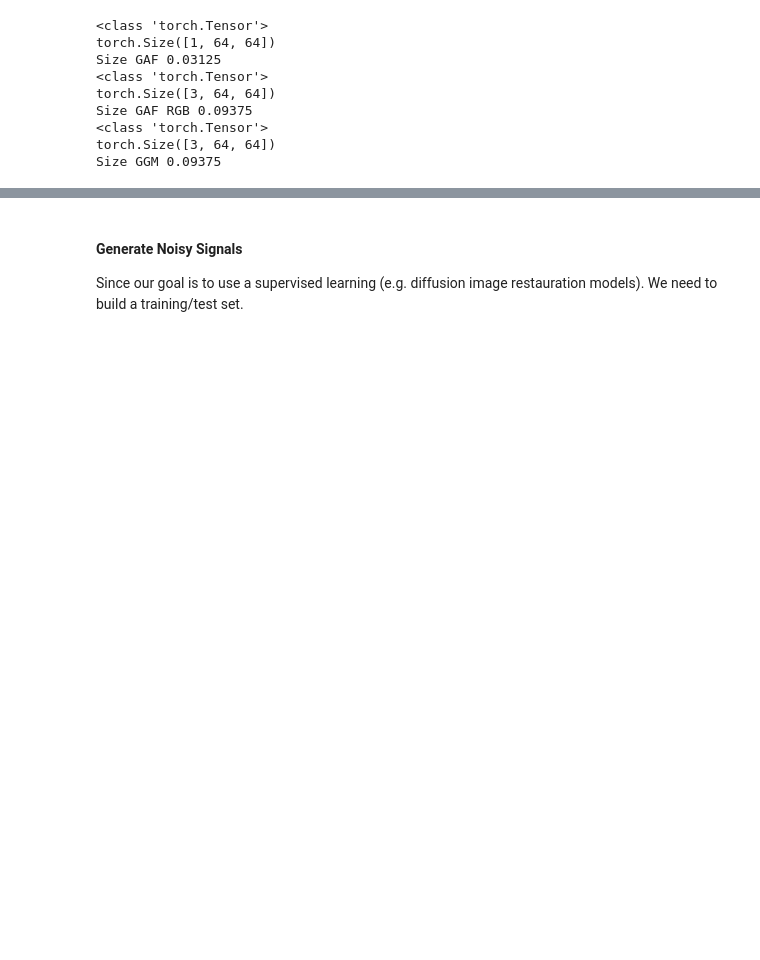
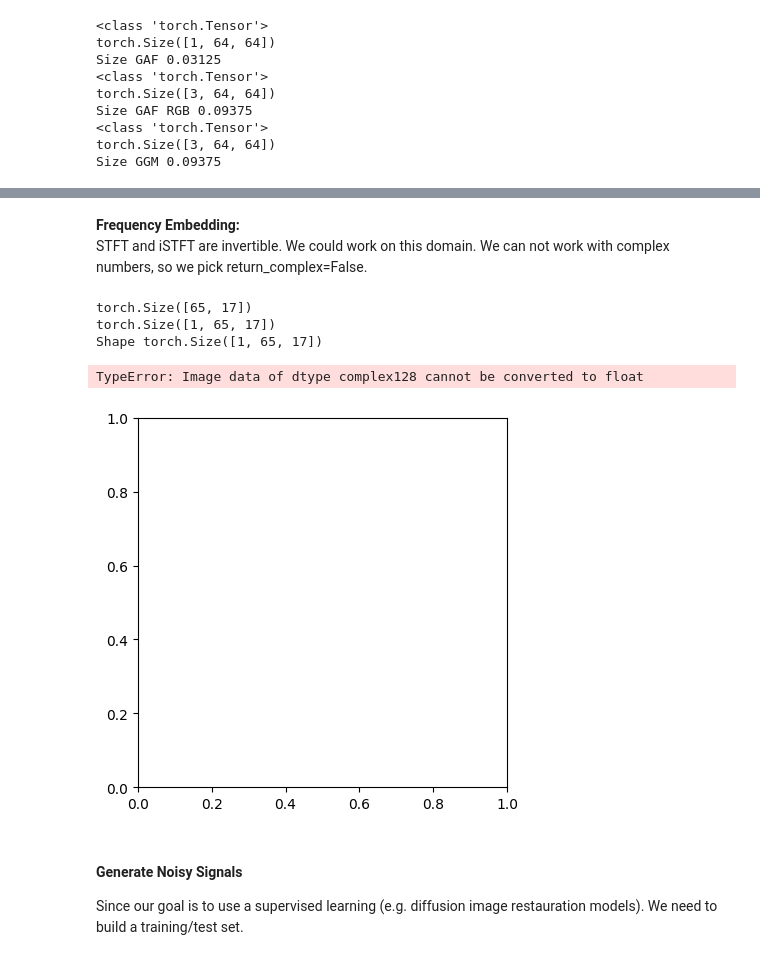
Before and after one commit to piedeboer96/ECG-Signal-Denoising, a Jupyter notebook: ecg_data_preparation.ipynb, the cells around one changed output, grey strips where cells are left out. Drawn from its saved outputs; the diff is of its cells as text; code cells hidden in the pictures; blank space fills up the shorter version.

```diff
--- a/ecg_data_prepartion.ipynb
+++ b/ecg_data_preparation.ipynb
@@ -286,3 +333,39 @@ Why not use three channels RGB style?
+# %% [markdown]
+**Frequency Embedding:** \
+STFT and iSTFT are invertible. We could work on this domain. We can not work with complex numbers, so we pick return_complex=False.
+# %%
+# Embed/De-embed methods
+# Embed/De-embed methods
+def generate_stft(I):
+    # Convert the NumPy array I to a PyTorch tensor
+    I_tensor = torch.tensor(I)
+    # Compute the STFT
+    stft = torch.stft(I_tensor, n_fft=128, center=True, pad_mode='reflect', normalized=False, onesided=True, return_complex=False)
+    return stft
+
+def generate_istft(stft):
+    # Compute the ISTFT
+    I = torch.istft(stft, n_fft=128, center=True, normalized=False, onesided=True)
+    return I
+
+samples = 128*4 ; Fs=360
+record = wfdb.rdsamp('data/nstdb/em', sampto=samples)   # extract first ... samples
+I = record[0][:, 0]
+
+stft = generate_stft(I)
+print(stft.shape)
+
+stft = stft.unsqueeze(0)
+
+print(stft.shape)
+
+visualize_tensor(stft)
+# %% [output]
+torch.Size([65, 17])
+torch.Size([1, 65, 17])
+Shape torch.Size([1, 65, 17])
+TypeError: Image data of dtype complex128 cannot be converted to float
+[figure, added]
 # %% [markdown]
 #### Generate Noisy Signals
 
```
Also changed, not shown: parts of 5 cells of this notebook, 21 other files.
